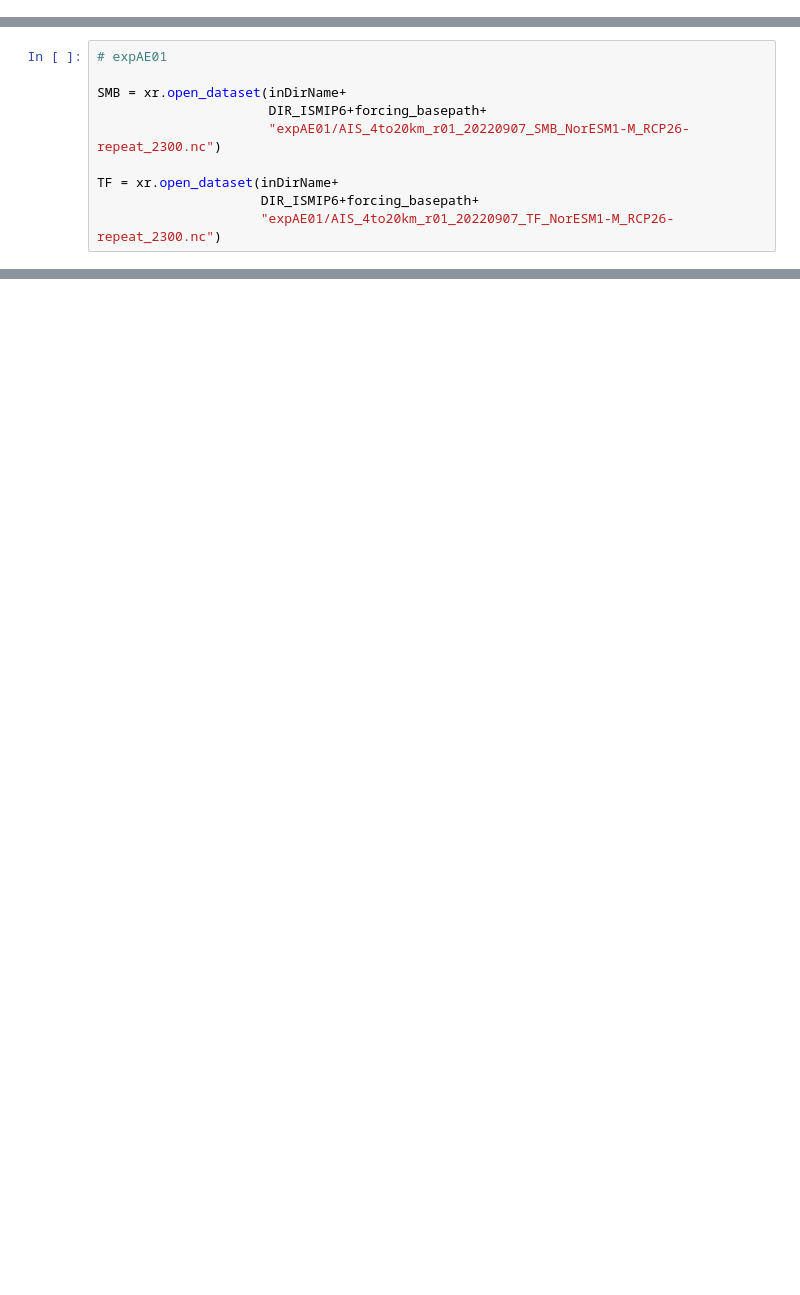
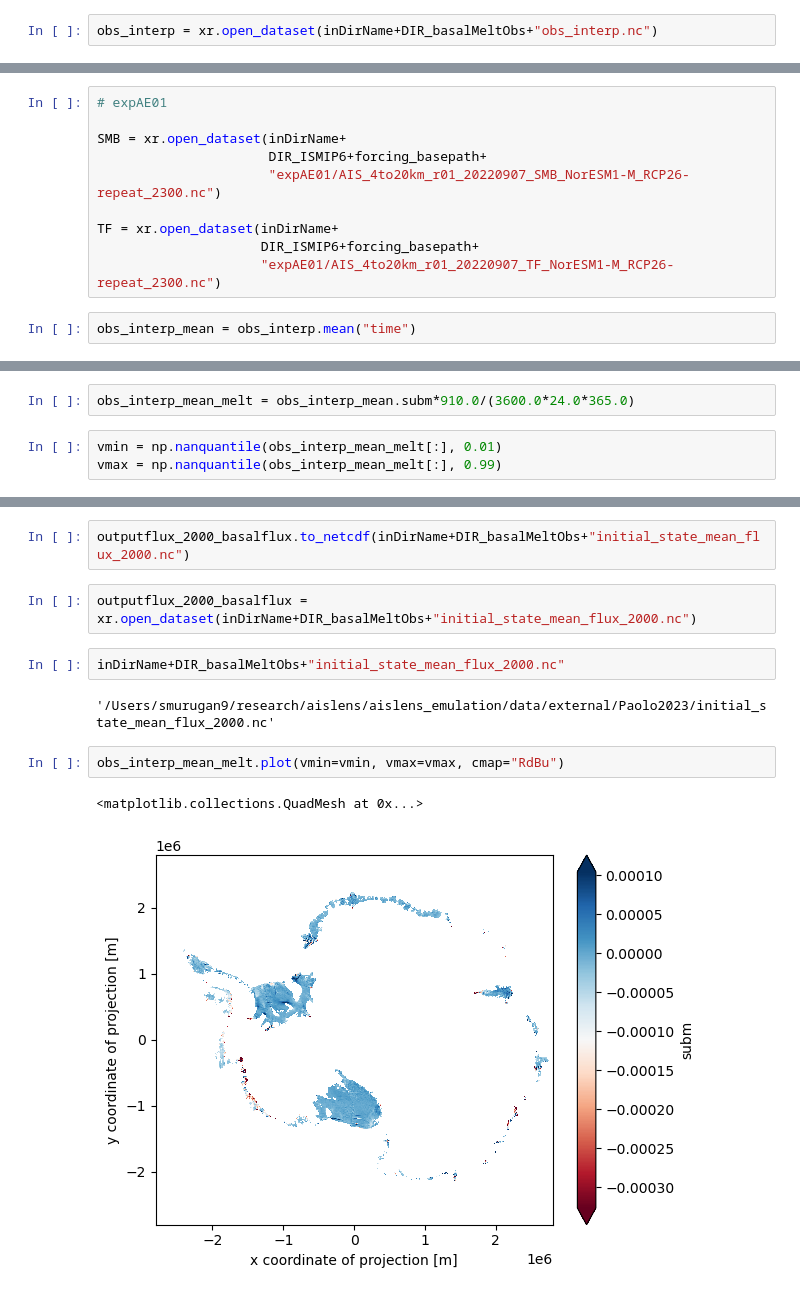
Before and after one commit to mshiv/aislens_emulation, a Jupyter notebook: notebooks/22-sm-MALI-forcing.ipynb, the cells around one changed output, grey strips where cells are left out. Saved outputs shown, nothing was run; the diff lists cells and outputs as text; blank space fills up the shorter version.

```diff
--- a/notebooks/22-sm-MALI-forcing.ipynb
+++ b/notebooks/22-sm-MALI-forcing.ipynb
@@ -35,0 +61,2 @@ inDirName+DIR_ISMIP6+forcing_basepath
+# %%
+obs_interp = xr.open_dataset(inDirName+DIR_basalMeltObs+"obs_interp.nc")
@@ -75,3 +88,5 @@ SMB = xr.open_dataset(inDirName+
 TF = xr.open_dataset(inDirName+
                      DIR_ISMIP6+forcing_basepath+
                      "expAE01/AIS_4to20km_r01_20220907_TF_NorESM1-M_RCP26-repeat_2300.nc")
+# %%
+obs_interp_mean = obs_interp.mean("time")
@@ -77,0 +95,5 @@ TF = xr.open_dataset(inDirName+
+# %%
+obs_interp_mean_melt = obs_interp_mean.subm*910.0/(3600.0*24.0*365.0)
+# %%
+vmin = np.nanquantile(obs_interp_mean_melt[:], 0.01)
+vmax = np.nanquantile(obs_interp_mean_melt[:], 0.99)
@@ -77,0 +136,13 @@ TF = xr.open_dataset(inDirName+
+# %%
+outputflux_2000_basalflux.to_netcdf(inDirName+DIR_basalMeltObs+"initial_state_mean_flux_2000.nc")
+# %%
+outputflux_2000_basalflux = xr.open_dataset(inDirName+DIR_basalMeltObs+"initial_state_mean_flux_2000.nc")
+# %%
+inDirName+DIR_basalMeltObs+"initial_state_mean_flux_2000.nc"
+# %% [output]
+'/Users/smurugan9/research/aislens/aislens_emulation/data/external/Paolo2023/initial_state_mean_flux_2000.nc'
+# %%
+obs_interp_mean_melt.plot(vmin=vmin, vmax=vmax, cmap="RdBu")
+# %% [output]
+<matplotlib.collections.QuadMesh at 0x...>
+[figure, added]
```
Also changed, not shown: parts of 15 cells of this notebook, 4 other files.
